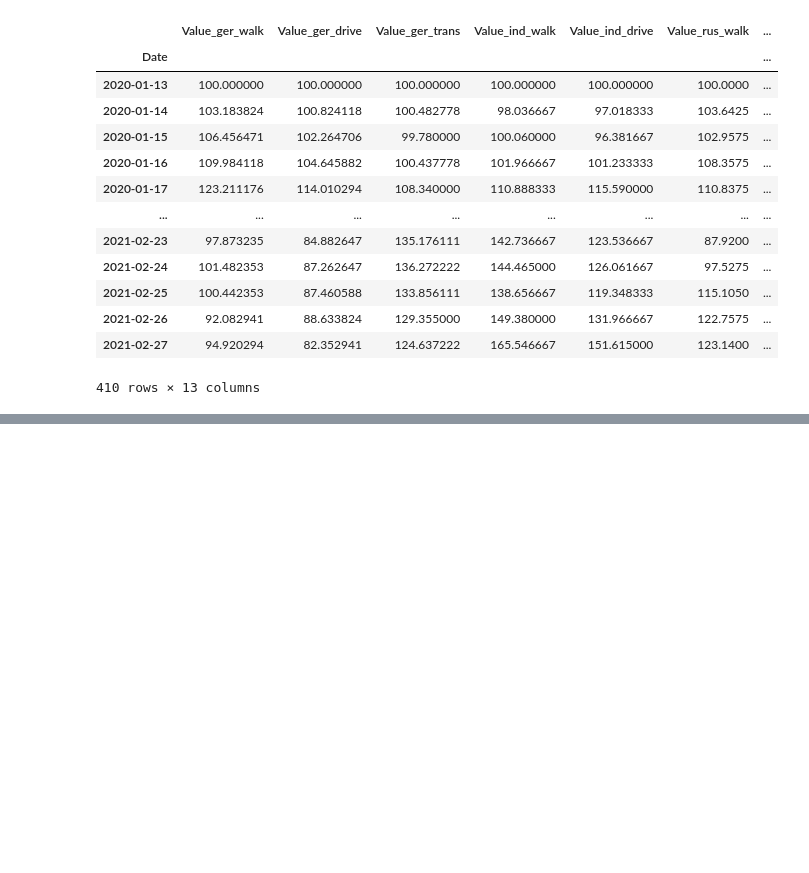
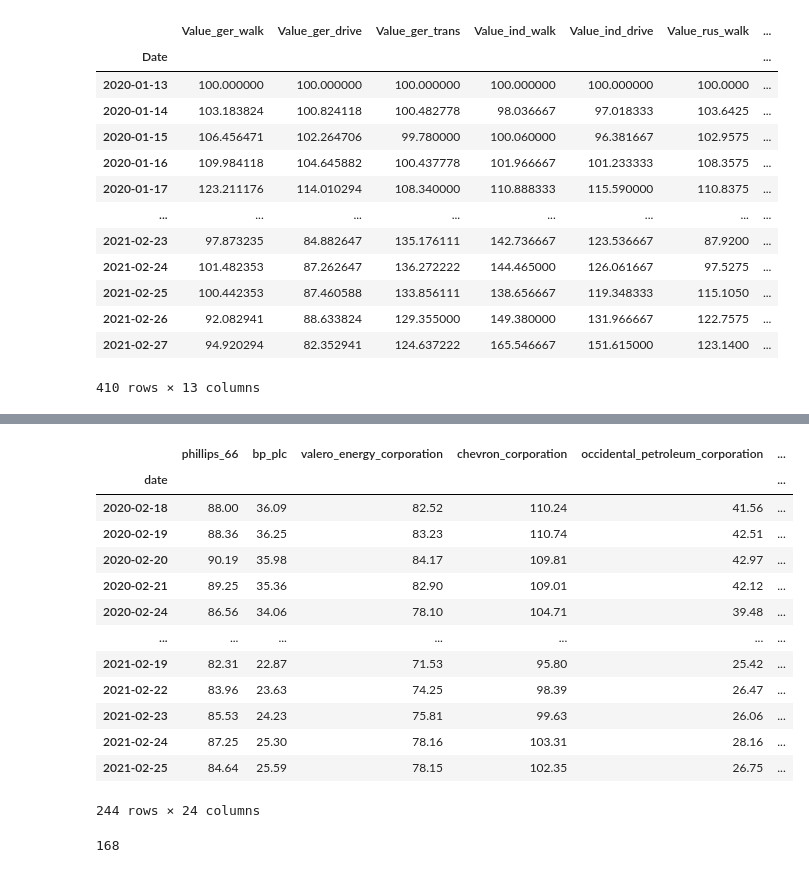
Before and after one commit to griffinwt/Hackathon_March2021, a Jupyter notebook: will_notebooks/Avg_mobility_by_country.ipynb, the cells around one changed output, grey strips where cells are left out. Cells and saved outputs as stored; diff of their text form; code cells hidden in the pictures; blank space fills up the shorter version.

Commit message:
apple mobility

```diff
--- a/will_notebooks/Avg_mobility_by_country.ipynb
+++ b/will_notebooks/Avg_mobility_by_country.ipynb
@@ -217,0 +222,5 @@ mobility
+# %%
+df.set_index(pd.to_datetime(df['date']), inplace=True)
+df.drop(columns='date', inplace=True)
+df.sort_index(inplace=True)
+df #review changes
@@ -217,0 +266,42 @@ mobility
+# %%
+df.drop(columns=['d_f_chevron', 'd_f_drilling', 'd_f_exxon', #drop unused columns for this visualization
+       'd_f_fossil_fuel', 'd_f_marathon_oil', 'd_f_occidental_petroleum',
+       'd_f_oil', 'd_f_oilfield', 'd_f_phillips_66', 'd_f_pipeline',
+       'd_f_valero', 'd_g_chevron', 'd_g_drilling', 'd_g_exxon',
+       'd_g_fossil_fuel', 'd_g_oil', 'd_g_oilfield', 'd_g_pipeline',
+       'd_g_valero', 'i_f_airline', 'i_f_carbon_footprint', 'i_f_emissions',
+       'i_f_epa', 'i_f_greenhouse', 'i_f_hurricane_storm', 'i_f_pollution',
+       'i_f_sanction', 'i_f_solar', 'i_f_turbine', 'i_f_vacation',
+       'i_g_airline', 'i_g_carbon_footprint', 'i_g_emissions', 'i_g_epa',
+       'i_g_greenhouse', 'i_g_hurricane_storm', 'i_g_pollution',
+       'i_g_sanction', 'i_g_solar', 'i_g_turbine', 'i_g_vacation',
+                'futures_settle', 'futures_prev_day_open_interest',
+       'crude_usd_per_barrel', 'dow_jones_transportation_average', 'dow_jones_composite_average',
+       's&p_500', 'dow_jones_industrial_average', 'dow_jones_utility_average',
+       'workplaces', 'retail_and_recreation', 'grocery_and_pharmacy',
+       'residential', 'transit_stations', 'parks'], inplace=True)
+# %%
+targets = ['phillips_66', 'bp_plc', 'valero_energy_corporation',
+       'chevron_corporation', 'occidental_petroleum_corporation',
+       'marathon_oil_corporation', 'pioneer_natural_resources_company',
+       'conocophillips', 'exxon_mobil_corporation',
+       'marathon_petroleum_corporation']
+# %%
+df['Avg_close_price'] = sum([df[target] for target in targets])/10 #create avg close price column
+# %%
+df #preview
+# %% [output]
+|  | phillips_66 | bp_plc | valero_energy_corporation | chevron_corporation | occidental_petroleum_corporation | ... |
+| date |  |  |  |  |  | ... |
+| 2020-02-18 | 88.00 | 36.09 | 82.52 | 110.24 | 41.56 | ... |
+| 2020-02-19 | 88.36 | 36.25 | 83.23 | 110.74 | 42.51 | ... |
+| 2020-02-20 | 90.19 | 35.98 | 84.17 | 109.81 | 42.97 | ... |
+| 2020-02-21 | 89.25 | 35.36 | 82.90 | 109.01 | 42.12 | ... |
+| 2020-02-24 | 86.56 | 34.06 | 78.10 | 104.71 | 39.48 | ... |
+| ... | ... | ... | ... | ... | ... | ... |
+| 2021-02-19 | 82.31 | 22.87 | 71.53 | 95.80 | 25.42 | ... |
+| 2021-02-22 | 83.96 | 23.63 | 74.25 | 98.39 | 26.47 | ... |
+| 2021-02-23 | 85.53 | 24.23 | 75.81 | 99.63 | 26.06 | ... |
+| 2021-02-24 | 87.25 | 25.30 | 78.16 | 103.31 | 28.16 | ... |
+| 2021-02-25 | 84.64 | 25.59 | 78.15 | 102.35 | 26.75 | ... |
+244 rows × 24 columns
@@ -217,0 +323,4 @@ mobility
+# %%
+df2.isnull().sum().sum()
+# %% [output]
+168
```
Also changed, not shown: parts of 10 cells of this notebook, 2 other files.
